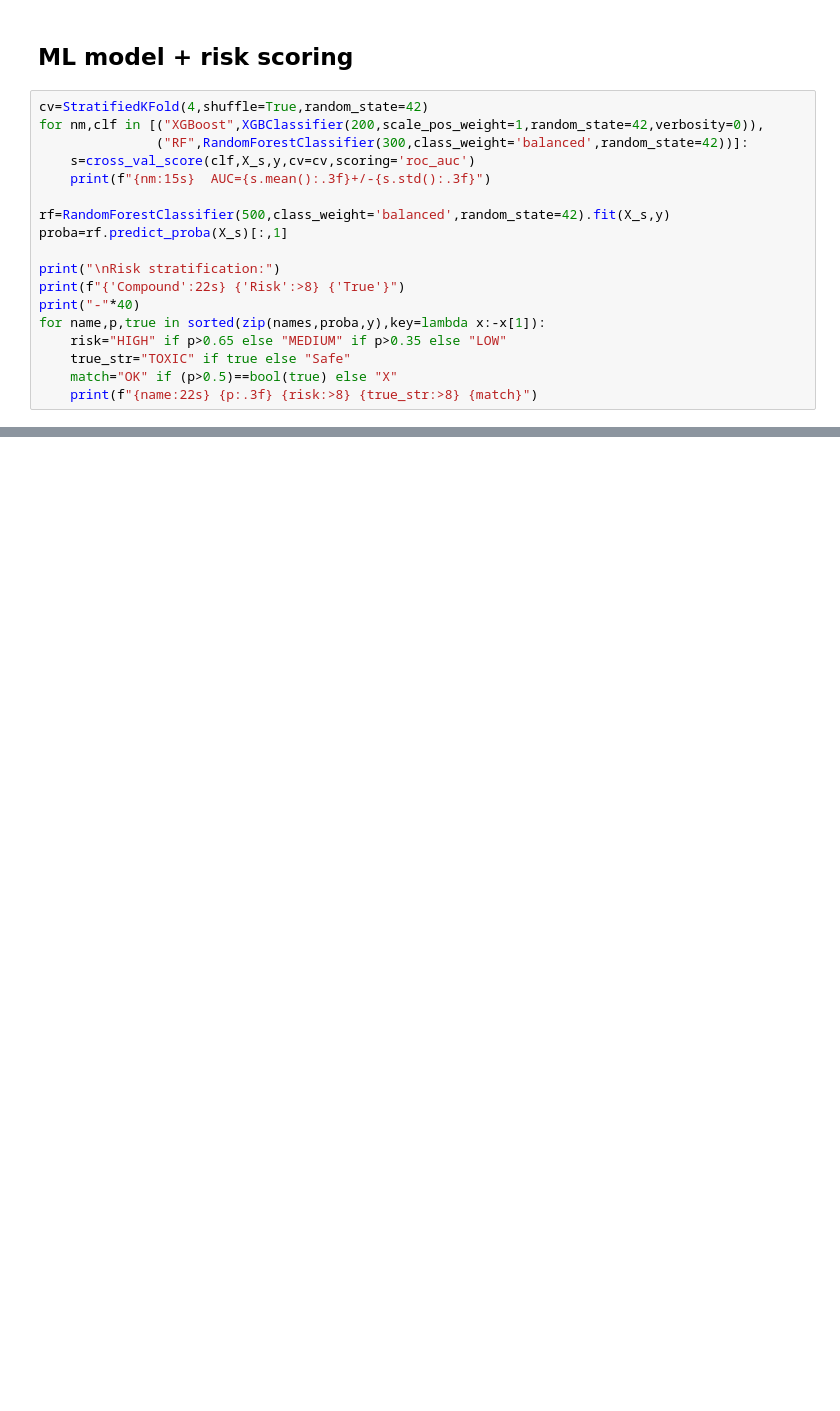
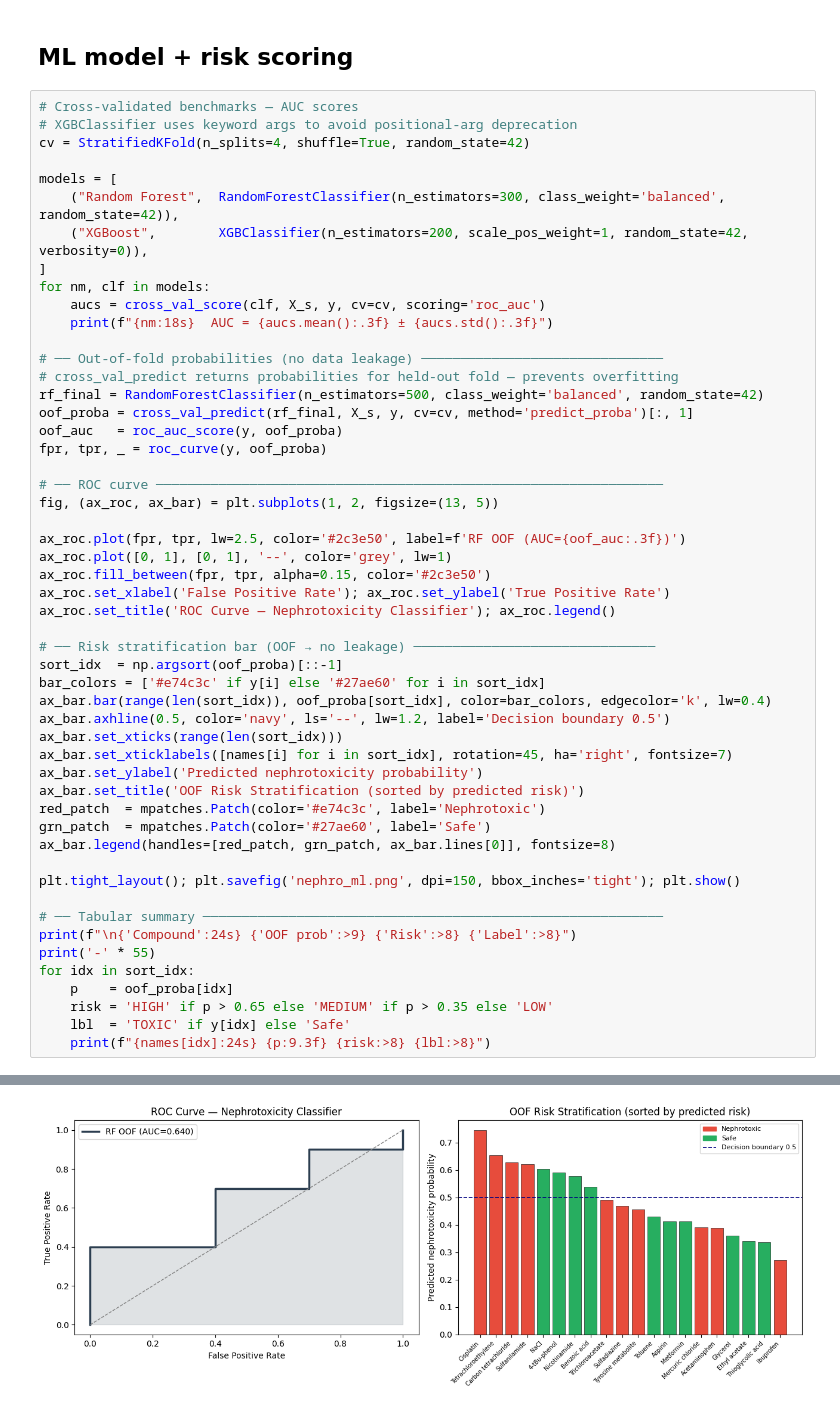
Before and after one commit to hgoelgithub/computational-science-tutorials, a Jupyter notebook: Toxicity/05_nephrotox/05_nephrotoxicity_kidney.ipynb, the cells around one changed output, grey strips where cells are left out. Cells and saved outputs as stored; diff of their text form; blank space fills up the shorter version.

```diff
--- a/Toxicity/05_nephrotox/05_nephrotoxicity_kidney.ipynb
+++ b/Toxicity/05_nephrotox/05_nephrotoxicity_kidney.ipynb
@@ -90,20 +138,55 @@ for s,l,n,_ in nephro_clean[:12]:
 # %% [markdown]
 ## ML model + risk scoring
-# %%
-cv=StratifiedKFold(4,shuffle=True,random_state=42)
-for nm,clf in [("XGBoost",XGBClassifier(200,scale_pos_weight=1,random_state=42,verbosity=0)),
-               ("RF",RandomForestClassifier(300,class_weight='balanced',random_state=42))]:
-    s=cross_val_score(clf,X_s,y,cv=cv,scoring='roc_auc')
-    print(f"{nm:15s}  AUC={s.mean():.3f}+/-{s.std():.3f}")
-
-rf=RandomForestClassifier(500,class_weight='balanced',random_state=42).fit(X_s,y)
-proba=rf.predict_proba(X_s)[:,1]
-
-print("\nRisk stratification:")
-print(f"{'Compound':22s} {'Risk':>8} {'True'}")
-print("-"*40)
-for name,p,true in sorted(zip(names,proba,y),key=lambda x:-x[1]):
-    risk="HIGH" if p>0.65 else "MEDIUM" if p>0.35 else "LOW"
-    true_str="TOXIC" if true else "Safe"
-    match="OK" if (p>0.5)==bool(true) else "X"
-    print(f"{name:22s} {p:.3f} {risk:>8} {true_str:>8} {match}")
+# %%
+# Cross-validated benchmarks — AUC scores
+# XGBClassifier uses keyword args to avoid positional-arg deprecation
+cv = StratifiedKFold(n_splits=4, shuffle=True, random_state=42)
+
+models = [
+    ("Random Forest",  RandomForestClassifier(n_estimators=300, class_weight='balanced', random_state=42)),
+    ("XGBoost",        XGBClassifier(n_estimators=200, scale_pos_weight=1, random_state=42, verbosity=0)),
+]
+for nm, clf in models:
+    aucs = cross_val_score(clf, X_s, y, cv=cv, scoring='roc_auc')
+    print(f"{nm:18s}  AUC = {aucs.mean():.3f} ± {aucs.std():.3f}")
+
+# ── Out-of-fold probabilities (no data leakage) ───────────────────────────────
+# cross_val_predict returns probabilities for held-out fold — prevents overfitting
+rf_final = RandomForestClassifier(n_estimators=500, class_weight='balanced', random_state=42)
+oof_proba = cross_val_predict(rf_final, X_s, y, cv=cv, method='predict_proba')[:, 1]
+oof_auc   = roc_auc_score(y, oof_proba)
+fpr, tpr, _ = roc_curve(y, oof_proba)
+
+# ── ROC curve ─────────────────────────────────────────────────────────────────
+fig, (ax_roc, ax_bar) = plt.subplots(1, 2, figsize=(13, 5))
+
+ax_roc.plot(fpr, tpr, lw=2.5, color='#2c3e50', label=f'RF OOF (AUC={oof_auc:.3f})')
+ax_roc.plot([0, 1], [0, 1], '--', color='grey', lw=1)
+ax_roc.fill_between(fpr, tpr, alpha=0.15, color='#2c3e50')
+ax_roc.set_xlabel('False Positive Rate'); ax_roc.set_ylabel('True Positive Rate')
+ax_roc.set_title('ROC Curve — Nephrotoxicity Classifier'); ax_roc.legend()
+
+# ── Risk stratification bar (OOF → no leakage) ───────────────────────────────
+sort_idx  = np.argsort(oof_proba)[::-1]
+bar_colors = ['#e74c3c' if y[i] else '#27ae60' for i in sort_idx]
+ax_bar.bar(range(len(sort_idx)), oof_proba[sort_idx], color=bar_colors, edgecolor='k', lw=0.4)
+ax_bar.axhline(0.5, color='navy', ls='--', lw=1.2, label='Decision boundary 0.5')
+ax_bar.set_xticks(range(len(sort_idx)))
+ax_bar.set_xticklabels([names[i] for i in sort_idx], rotation=45, ha='right', fontsize=7)
+ax_bar.set_ylabel('Predicted nephrotoxicity probability')
+ax_bar.set_title('OOF Risk Stratification (sorted by predicted risk)')
+red_patch  = mpatches.Patch(color='#e74c3c', label='Nephrotoxic')
+grn_patch  = mpatches.Patch(color='#27ae60', label='Safe')
+ax_bar.legend(handles=[red_patch, grn_patch, ax_bar.lines[0]], fontsize=8)
+
+plt.tight_layout(); plt.savefig('nephro_ml.png', dpi=150, bbox_inches='tight'); plt.show()
+
+# ── Tabular summary ───────────────────────────────────────────────────────────
+print(f"\n{'Compound':24s} {'OOF prob':>9} {'Risk':>8} {'Label':>8}")
+print('-' * 55)
+for idx in sort_idx:
+    p    = oof_proba[idx]
+    risk = 'HIGH' if p > 0.65 else 'MEDIUM' if p > 0.35 else 'LOW'
+    lbl  = 'TOXIC' if y[idx] else 'Safe'
+    print(f"{names[idx]:24s} {p:9.3f} {risk:>8} {lbl:>8}")
+# %% [output]
@@ -109,0 +195 @@ for name,p,true in sorted(zip(names,proba,y),key=lambda x:-x[1]):
+[figure, added]
```
Also changed, not shown: parts of 8 cells of this notebook, 20 other files.
